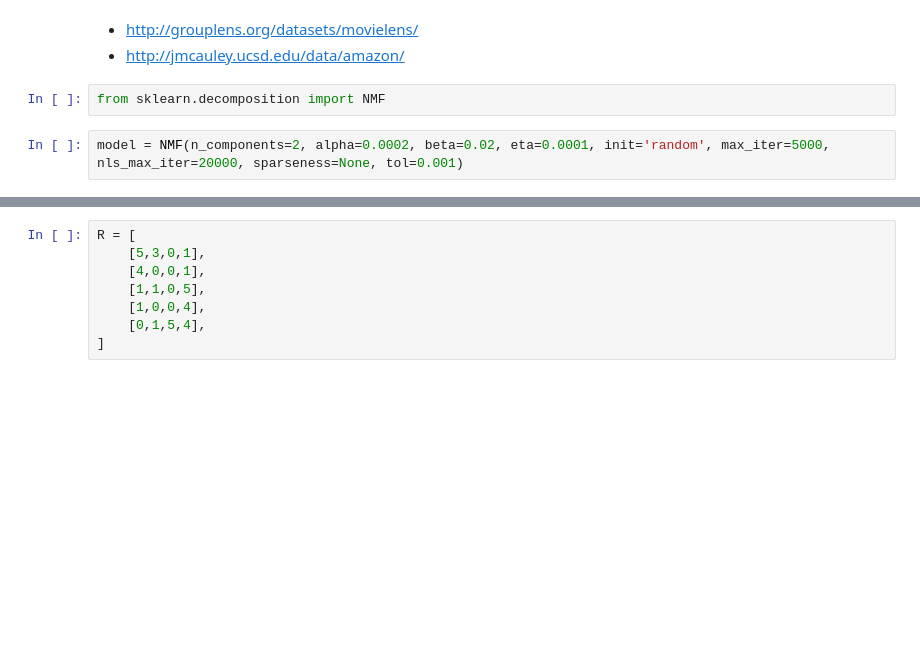
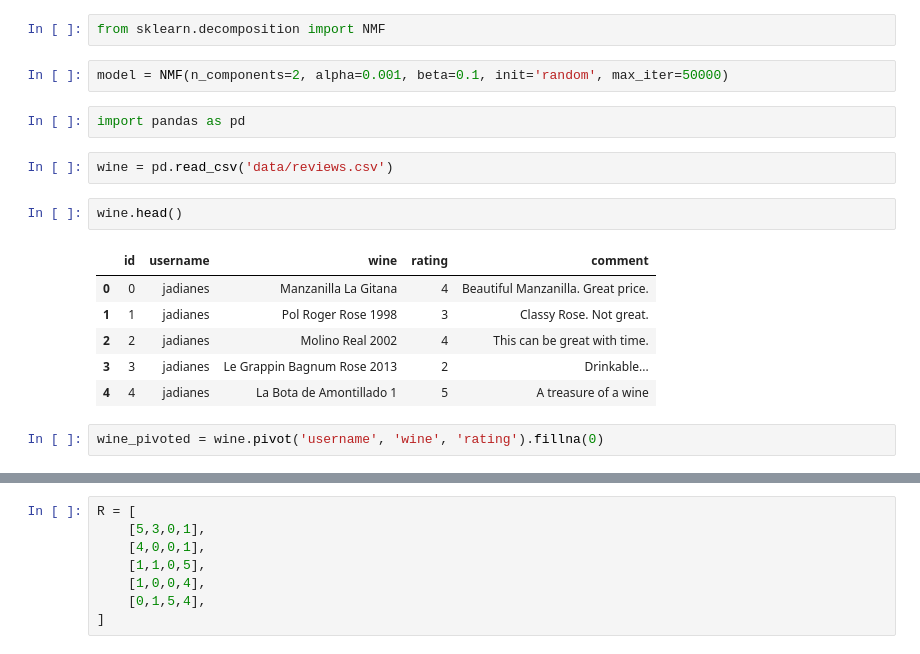
Before and after one commit to zkan/building-recommender-systems, a Jupyter notebook: 05-matrix-factorization.ipynb, the cells around one changed output, grey strips where cells are left out. Drawn from its saved outputs; the diff is of its cells as text; blank space fills up the shorter version.

```diff
--- a/05-matrix-factorization.ipynb
+++ b/05-matrix-factorization.ipynb
@@ -1,7 +1,19 @@
-# %% [markdown]
-* http://grouplens.org/datasets/movielens/
-* http://jmcauley.ucsd.edu/data/amazon/
 # %%
 from sklearn.decomposition import NMF
 # %%
-model = NMF(n_components=2, alpha=0.0002, beta=0.02, eta=0.0001, init='random', max_iter=5000, nls_max_iter=20000, sparseness=None, tol=0.001)
+model = NMF(n_components=2, alpha=0.001, beta=0.1, init='random', max_iter=50000)
+# %%
+import pandas as pd
+# %%
+wine = pd.read_csv('data/reviews.csv')
+# %%
+wine.head()
+# %% [output]
+|  | id | username | wine | rating | comment |
+| 0 | 0 | jadianes | Manzanilla La Gitana | 4 | Beautiful Manzanilla. Great price. |
+| 1 | 1 | jadianes | Pol Roger Rose 1998 | 3 | Classy Rose. Not great. |
+| 2 | 2 | jadianes | Molino Real 2002 | 4 | This can be great with time. |
+| 3 | 3 | jadianes | Le Grappin Bagnum Rose 2013 | 2 | Drinkable... |
+| 4 | 4 | jadianes | La Bota de Amontillado 1 | 5 | A treasure of a wine |
+# %%
+wine_pivoted = wine.pivot('username', 'wine', 'rating').fillna(0)
```
Also changed, not shown: parts of 27 cells of this notebook.
